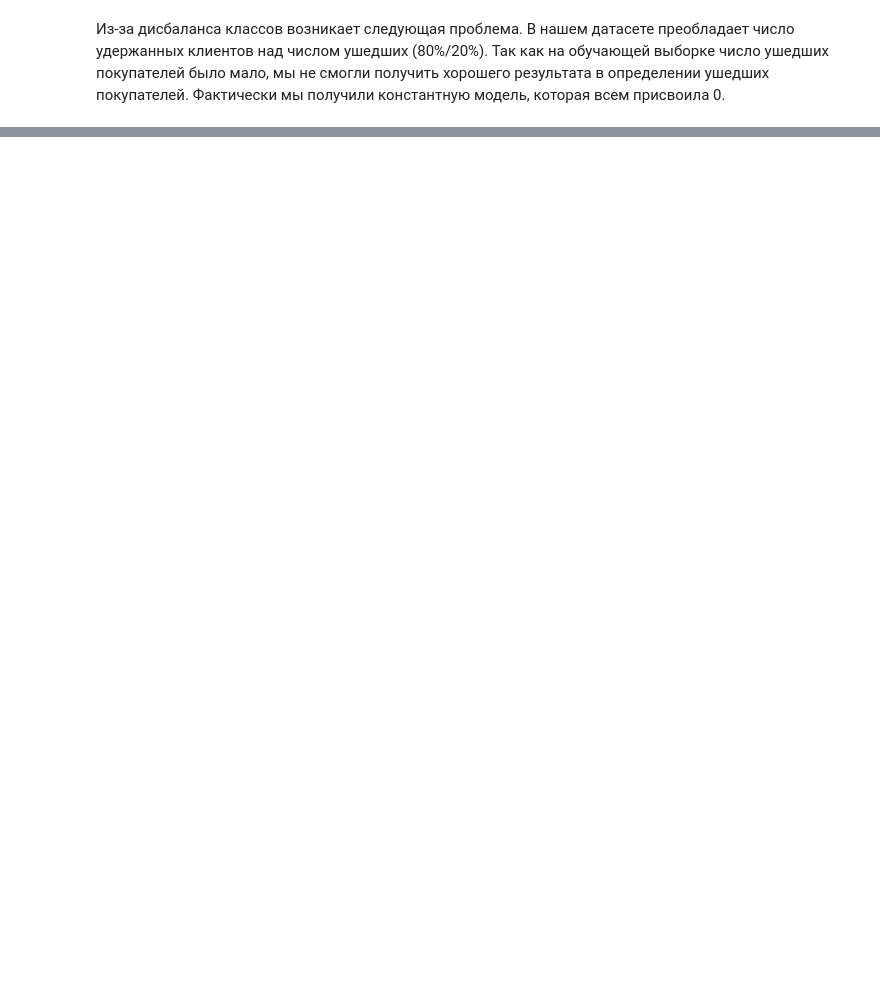
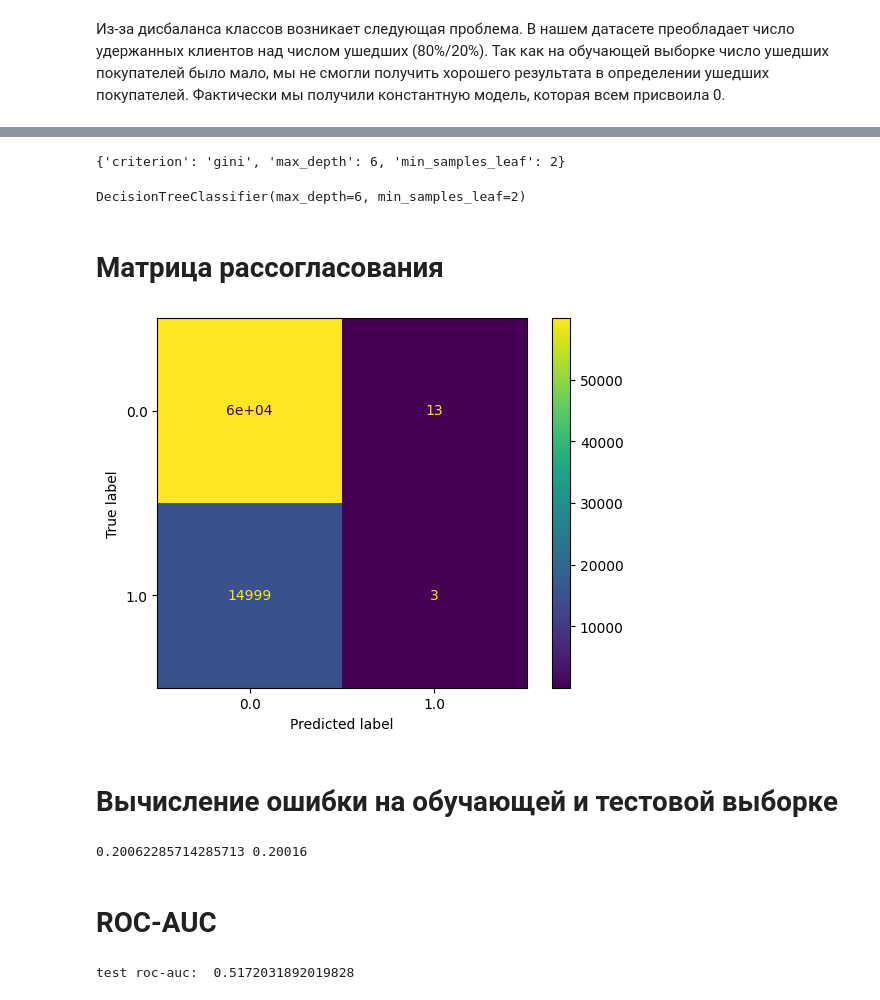
Before and after one commit to AnnaKul5/Machine-learning-and-data-analysis, a Jupyter notebook: MachineLearningLab1.ipynb, the cells around one changed output, grey strips where cells are left out. Cells and saved outputs as stored; diff of their text form; code cells hidden in the pictures; blank space fills up the shorter version.

```diff
--- a/MachineLearningLab1.ipynb
+++ b/MachineLearningLab1.ipynb
@@ -443,0 +468,6 @@ plt.show()
+# %%
+parameters = {
+    'criterion': ['gini', 'entropy'],
+    'min_samples_leaf': [1, 2, 3, 4, 5, 6, 7, 8, 9, 10, 11, 12, 13, 14, 15],
+    'max_depth': [2, 4, 6, 8, 10, 12, 14, 16, 18]
+}
@@ -443,0 +476,4 @@ plt.show()
+# %%
+from sklearn.metrics import roc_auc_score
+gs = GridSearchCV(DecisionTreeClassifier(), parameters, cv=10,scoring='roc_auc',verbose = 2)
+gs.fit(X_train, y_train)
@@ -443,0 +504,36 @@ plt.show()
+# %%
+gs.best_params_
+# %% [output]
+{'criterion': 'gini', 'max_depth': 6, 'min_samples_leaf': 2}
+# %%
+dtc = DecisionTreeClassifier(criterion = gs.best_params_['criterion'],max_depth = gs.best_params_['max_depth'],
+                              min_samples_leaf = gs.best_params_['min_samples_leaf'])
+dtc.fit(X_train, y_train)
+# %% [output]
+DecisionTreeClassifier(max_depth=6, min_samples_leaf=2)
+# %% [markdown]
+# Матрица рассогласования
+# %%
+from sklearn.metrics import confusion_matrix, ConfusionMatrixDisplay
+cm = confusion_matrix(y_test, dtc.predict(X_test))
+disp = ConfusionMatrixDisplay(confusion_matrix = cm, display_labels = dtc.classes_)
+disp.plot()
+plt.show()
+# %% [output]
+[figure, added]
+# %% [markdown]
+# Вычисление ошибки на обучающей и тестовой выборке
+# %%
+err_train = np.mean(y_train != dtc.predict(X_train))
+err_test  = np.mean(y_test  != dtc.predict(X_test))
+
+print(err_train, err_test)
+# %% [output]
+0.20062285714285713 0.20016
+# %% [markdown]
+# ROC-AUC
+# %%
+pred_dtc = dtc.predict_proba(X_test)[:,1]
+print('test roc-auc: ',roc_auc_score(y_test, pred_dtc))
+# %% [output]
+test roc-auc:  0.5172031892019828
```
Also changed, not shown: parts of 47 cells of this notebook.
